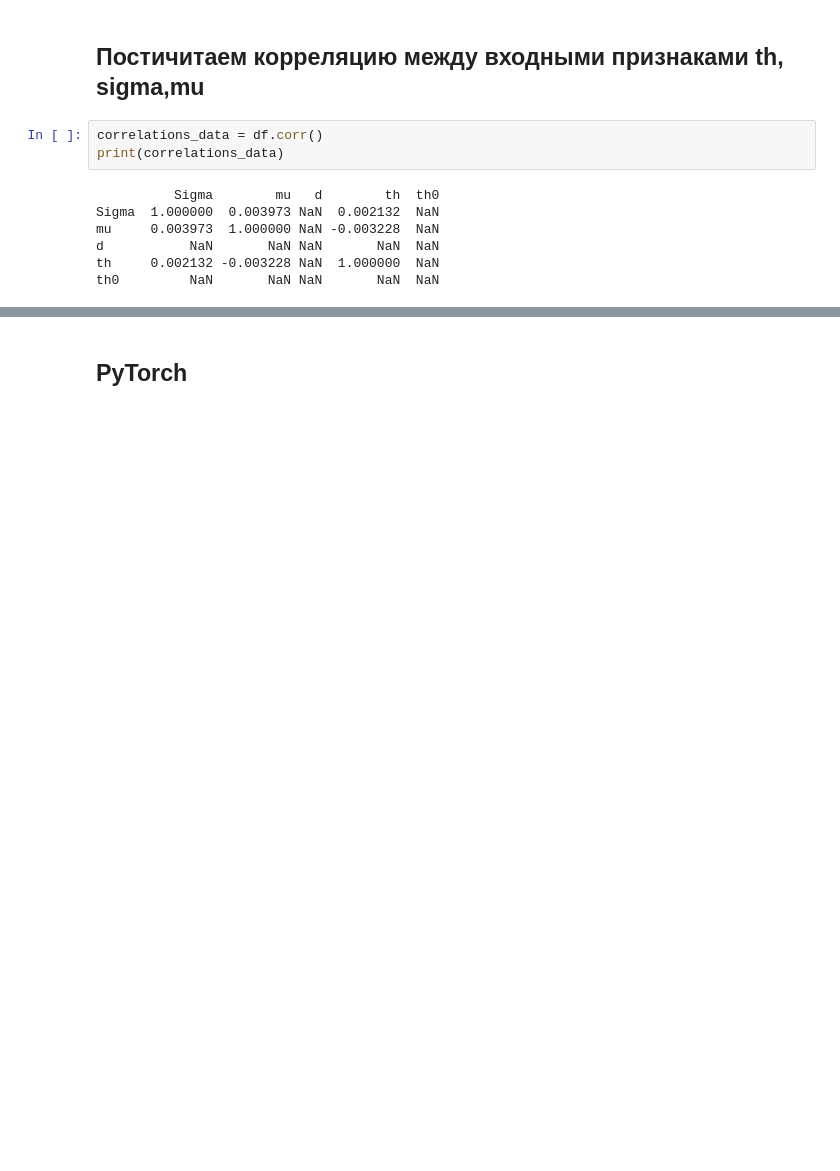
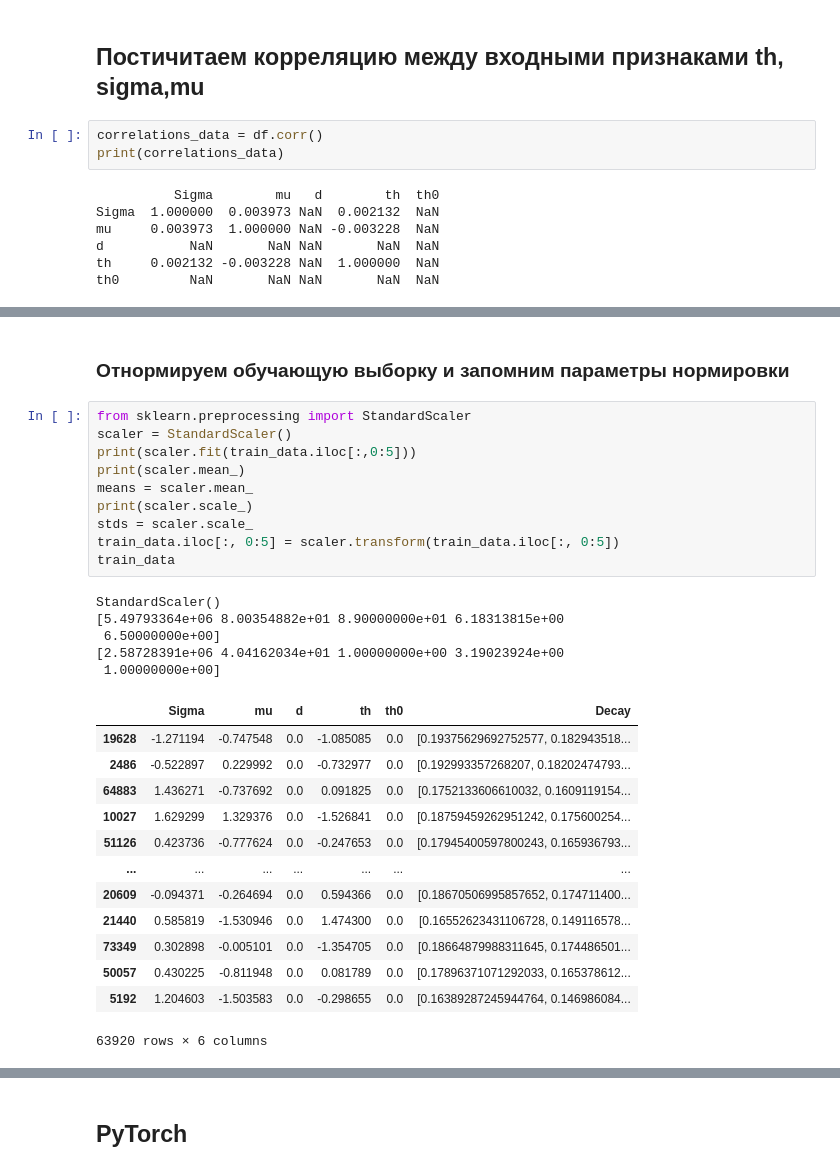
Before and after one commit to AAYamoldin/Diploma, a Jupyter notebook: pulse/FirstTry.ipynb, the cells around one changed output, grey strips where cells are left out. Saved outputs shown, nothing was run; the diff lists cells and outputs as text; blank space fills up the shorter version.

```diff
--- a/pulse/FirstTry.ipynb
+++ b/pulse/FirstTry.ipynb
@@ -218,0 +196,31 @@ Name: loss, Length: 37600, dtype: float64
+# %% [markdown]
+### Отнормируем обучающую выборку и запомним параметры нормировки
+# %%
+from sklearn.preprocessing import StandardScaler
+scaler = StandardScaler()
+print(scaler.fit(train_data.iloc[:,0:5]))
+print(scaler.mean_)
+means = scaler.mean_
+print(scaler.scale_)
+stds = scaler.scale_
+train_data.iloc[:, 0:5] = scaler.transform(train_data.iloc[:, 0:5])
+train_data
+# %% [output]
+StandardScaler()
+[5.49793364e+06 8.00354882e+01 8.90000000e+01 6.18313815e+00
+ 6.50000000e+00]
+[2.58728391e+06 4.04162034e+01 1.00000000e+00 3.19023924e+00
+ 1.00000000e+00]
+|  | Sigma | mu | d | th | th0 | Decay |
+| 19628 | -1.271194 | -0.747548 | 0.0 | -1.085085 | 0.0 | [0.19375629692752577, 0.182943518... |
+| 2486 | -0.522897 | 0.229992 | 0.0 | -0.732977 | 0.0 | [0.192993357268207, 0.18202474793... |
+| 64883 | 1.436271 | -0.737692 | 0.0 | 0.091825 | 0.0 | [0.1752133606610032, 0.1609119154... |
+| 10027 | 1.629299 | 1.329376 | 0.0 | -1.526841 | 0.0 | [0.18759459262951242, 0.175600254... |
+| 51126 | 0.423736 | -0.777624 | 0.0 | -0.247653 | 0.0 | [0.17945400597800243, 0.165936793... |
+| ... | ... | ... | ... | ... | ... | ... |
+| 20609 | -0.094371 | -0.264694 | 0.0 | 0.594366 | 0.0 | [0.18670506995857652, 0.174711400... |
+| 21440 | 0.585819 | -1.530946 | 0.0 | 1.474300 | 0.0 | [0.16552623431106728, 0.149116578... |
+| 73349 | 0.302898 | -0.005101 | 0.0 | -1.354705 | 0.0 | [0.18664879988311645, 0.174486501... |
+| 50057 | 0.430225 | -0.811948 | 0.0 | 0.081789 | 0.0 | [0.17896371071292033, 0.165378612... |
+| 5192 | 1.204603 | -1.503583 | 0.0 | -0.298655 | 0.0 | [0.16389287245944764, 0.146986084... |
+63920 rows × 6 columns
```
Also changed, not shown: parts of 19 cells of this notebook.
